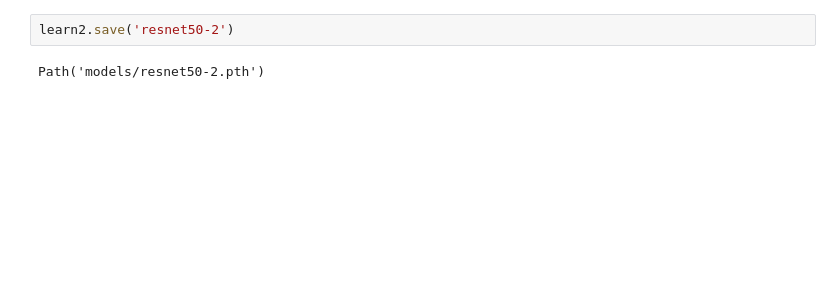
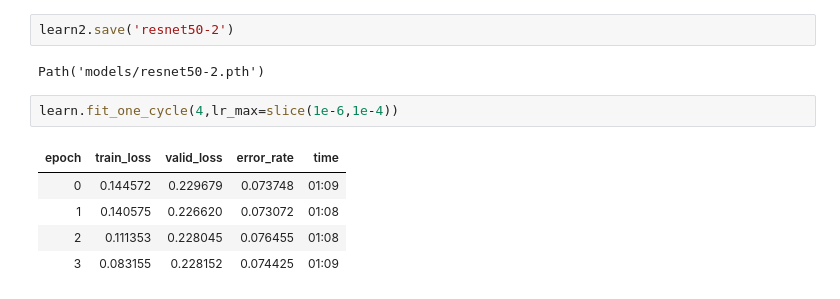
Before and after one commit to pnvijay/walk_with_fastai, a Jupyter notebook: 1_PETS.ipynb, the cells around one changed output. Saved outputs shown, nothing was run; the diff lists cells and outputs as text; blank space fills up the shorter version.

```diff
--- a/1_PETS.ipynb
+++ b/1_PETS.ipynb
@@ -295,3 +290,11 @@ learn2.fit_one_cycle(5,lr_max=1e-6)
 learn2.save('resnet50-2')
 # %% [output]
 Path('models/resnet50-2.pth')
+# %%
+learn.fit_one_cycle(4,lr_max=slice(1e-6,1e-4))
+# %% [output]
+| epoch | train_loss | valid_loss | error_rate | time |
+| 0 | 0.144572 | 0.229679 | 0.073748 | 01:09 |
+| 1 | 0.140575 | 0.226620 | 0.073072 | 01:08 |
+| 2 | 0.111353 | 0.228045 | 0.076455 | 01:08 |
+| 3 | 0.083155 | 0.228152 | 0.074425 | 01:09 |
```
Also changed, not shown: parts of 18 cells of this notebook.
